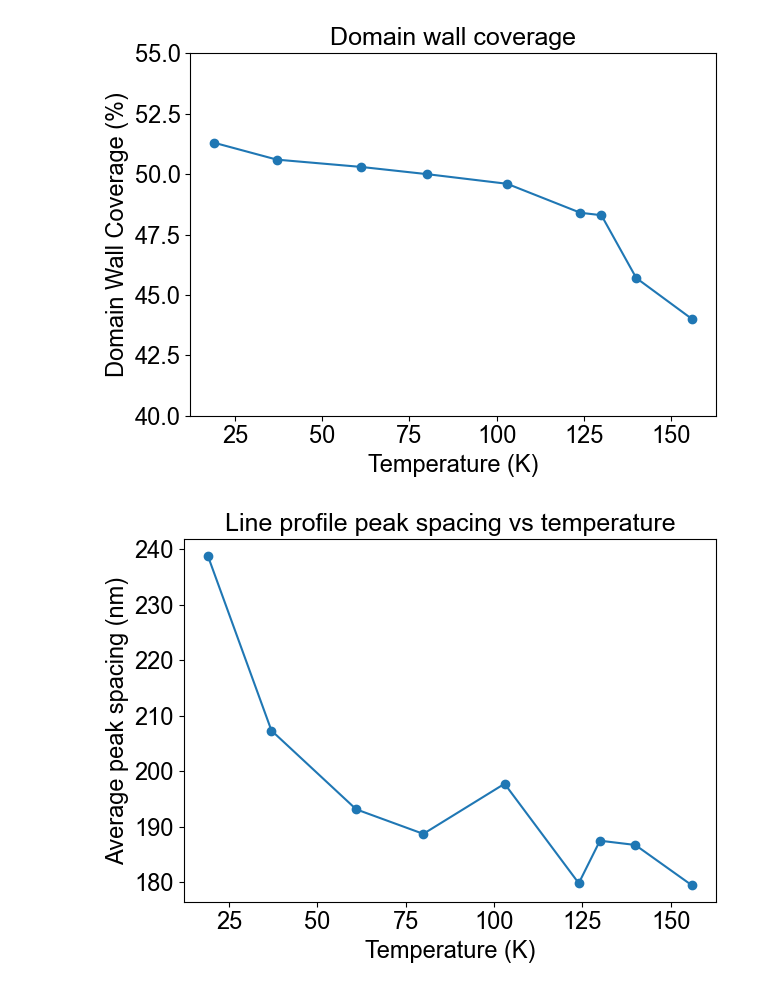
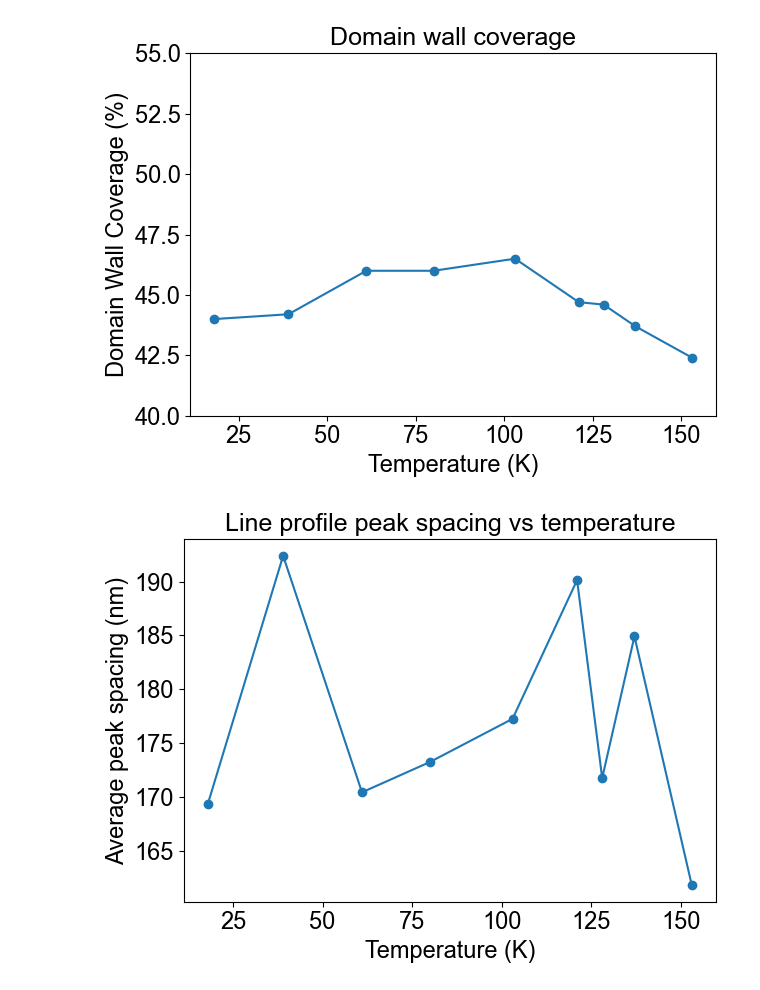
Before and after one commit to cmorral/FGTanalysis, a Jupyter notebook: plot_light_ratios.ipynb, the cells around one changed output. Drawn from its saved outputs; the diff is of its cells as text; code cells hidden in the pictures.

Commit message:
re ran wide and small ribbon

```diff
--- a/plot_light_ratios.ipynb
+++ b/plot_light_ratios.ipynb
@@ -12,7 +12,7 @@ plt.rcParams['legend.fontsize'] = 13
 
 #load/ file
 current_path = os.getcwd()
-folder_name= '6000OLF_MedRibbon_2mmDefocus_20DegTilt_Rotated15Deg'
+folder_name= '6000OLF_WideRibbon_2mmDefocus_20DegTilt_Rotated15Deg'
 DATA_PATH = os.path.join(current_path, 'images', folder_name,'processed') #path to where the data is saved
 file_path = os.path.join(DATA_PATH, 'data_summary.csv')
 
@@ -81,2 +81,2 @@ line_profile_stdev(df_sorted)
-[figure, old version]
+[figure, new version]
-[figure, old version]
+[figure, new version]
```
Also changed, not shown: parts of 1 cell of this notebook, 19 other files.
